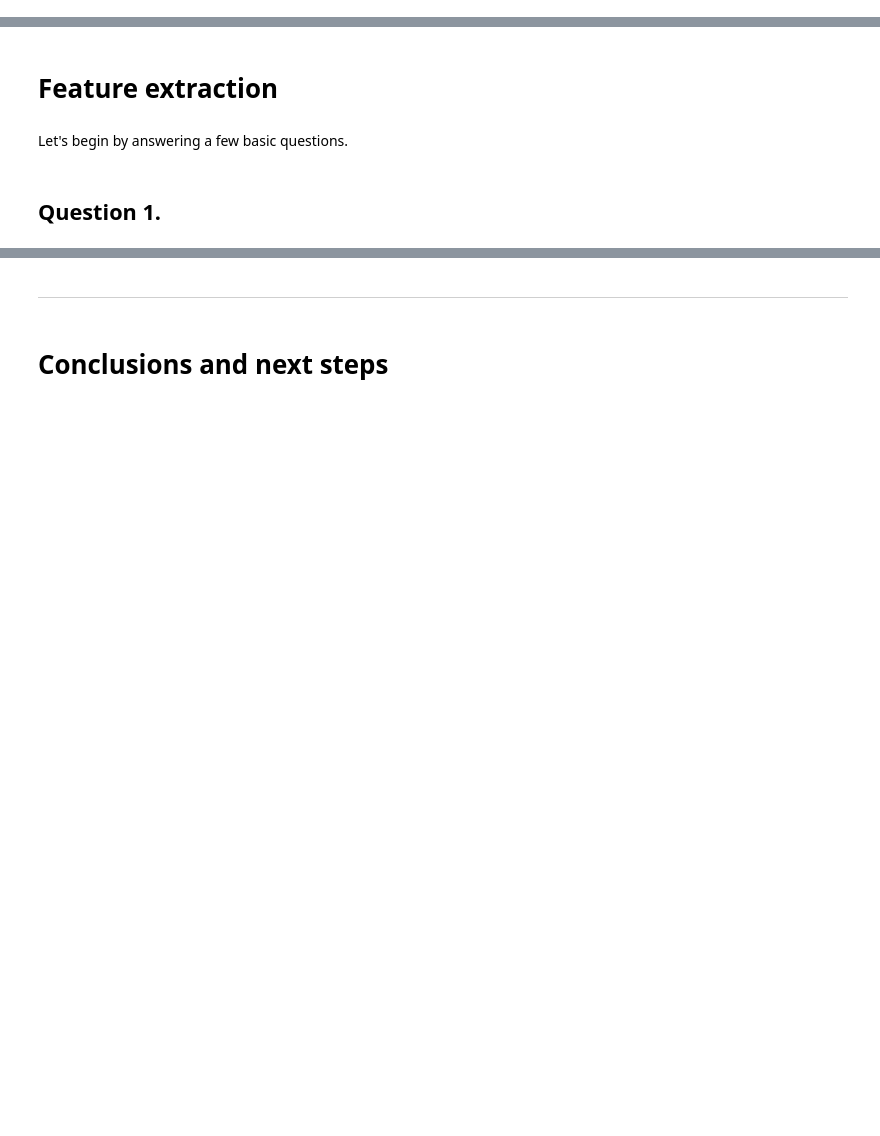
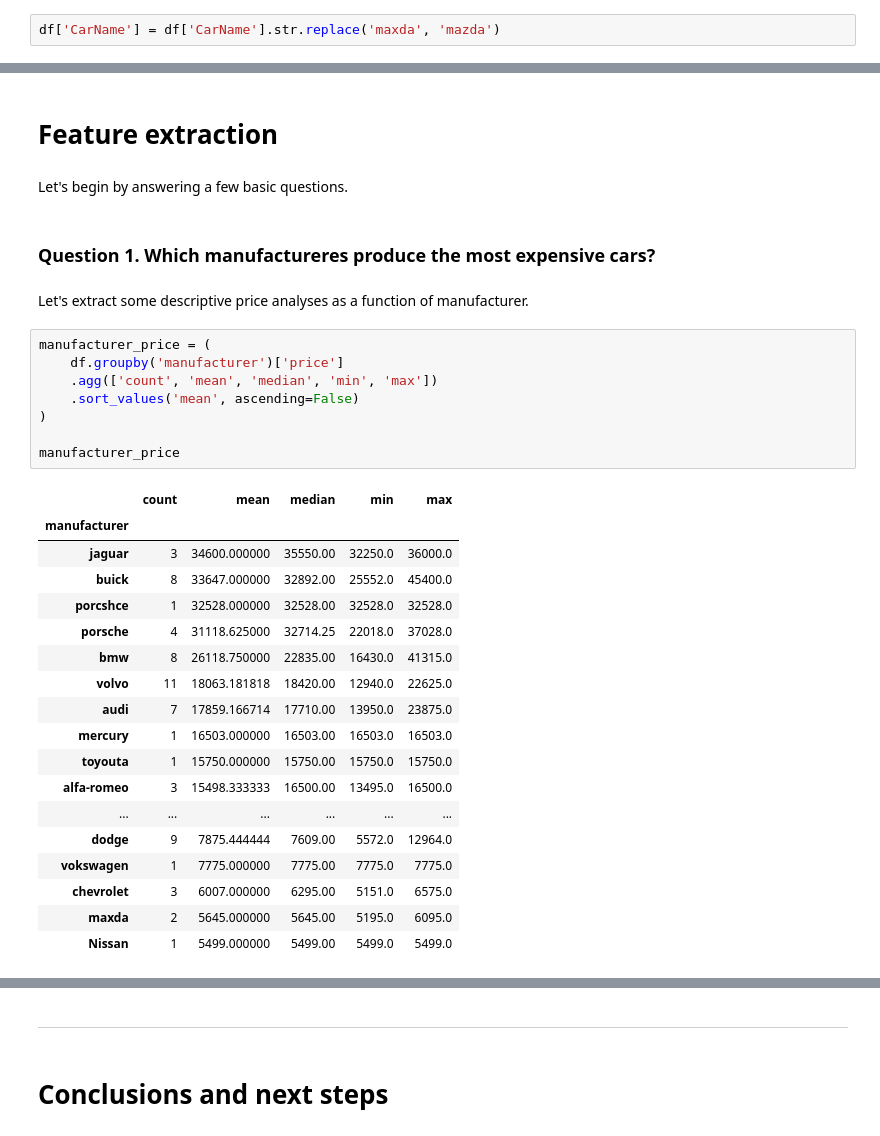
Before and after one commit to phonemes-and-speech-entrainment/Car_feature_price_analysis, a Jupyter notebook: jupyter_notebooks/Notebook_Template.ipynb, the cells around one changed output, grey strips where cells are left out. Cells and saved outputs as stored; diff of their text form; blank space fills up the shorter version.

```diff
--- a/jupyter_notebooks/Notebook_Template.ipynb
+++ b/jupyter_notebooks/Notebook_Template.ipynb
@@ -259,0 +258,2 @@ df[df['CarName'].str.contains('romero')]
+# %%
+df['CarName'] = df['CarName'].str.replace('maxda', 'mazda')
@@ -311,4 +384,33 @@ df[['cylindernumber', 'cylinder_count']].drop_duplicates().sort_values('cylinder
 # %% [markdown]
 Let's begin by answering a few basic questions.
 # %% [markdown]
-## Question 1.
+### Question 1. Which manufactureres produce the most expensive cars?
+# %% [markdown]
+Let's extract some descriptive price analyses as a function of manufacturer.
+# %%
+manufacturer_price = (
+    df.groupby('manufacturer')['price']
+    .agg(['count', 'mean', 'median', 'min', 'max'])
+    .sort_values('mean', ascending=False)
+)
+
+manufacturer_price
+# %% [output]
+|  | count | mean | median | min | max |
+| manufacturer |  |  |  |  |  |
+| jaguar | 3 | 34600.000000 | 35550.00 | 32250.0 | 36000.0 |
+| buick | 8 | 33647.000000 | 32892.00 | 25552.0 | 45400.0 |
+| porcshce | 1 | 32528.000000 | 32528.00 | 32528.0 | 32528.0 |
+| porsche | 4 | 31118.625000 | 32714.25 | 22018.0 | 37028.0 |
+| bmw | 8 | 26118.750000 | 22835.00 | 16430.0 | 41315.0 |
+| volvo | 11 | 18063.181818 | 18420.00 | 12940.0 | 22625.0 |
+| audi | 7 | 17859.166714 | 17710.00 | 13950.0 | 23875.0 |
+| mercury | 1 | 16503.000000 | 16503.00 | 16503.0 | 16503.0 |
+| toyouta | 1 | 15750.000000 | 15750.00 | 15750.0 | 15750.0 |
+| alfa-romeo | 3 | 15498.333333 | 16500.00 | 13495.0 | 16500.0 |
+| ... | ... | ... | ... | ... | ... |
+| dodge | 9 | 7875.444444 | 7609.00 | 5572.0 | 12964.0 |
+| vokswagen | 1 | 7775.000000 | 7775.00 | 7775.0 | 7775.0 |
+| chevrolet | 3 | 6007.000000 | 6295.00 | 5151.0 | 6575.0 |
+| maxda | 2 | 5645.000000 | 5645.00 | 5195.0 | 6095.0 |
+| Nissan | 1 | 5499.000000 | 5499.00 | 5499.0 | 5499.0 |
```
Also changed, not shown: parts of 21 cells of this notebook.
